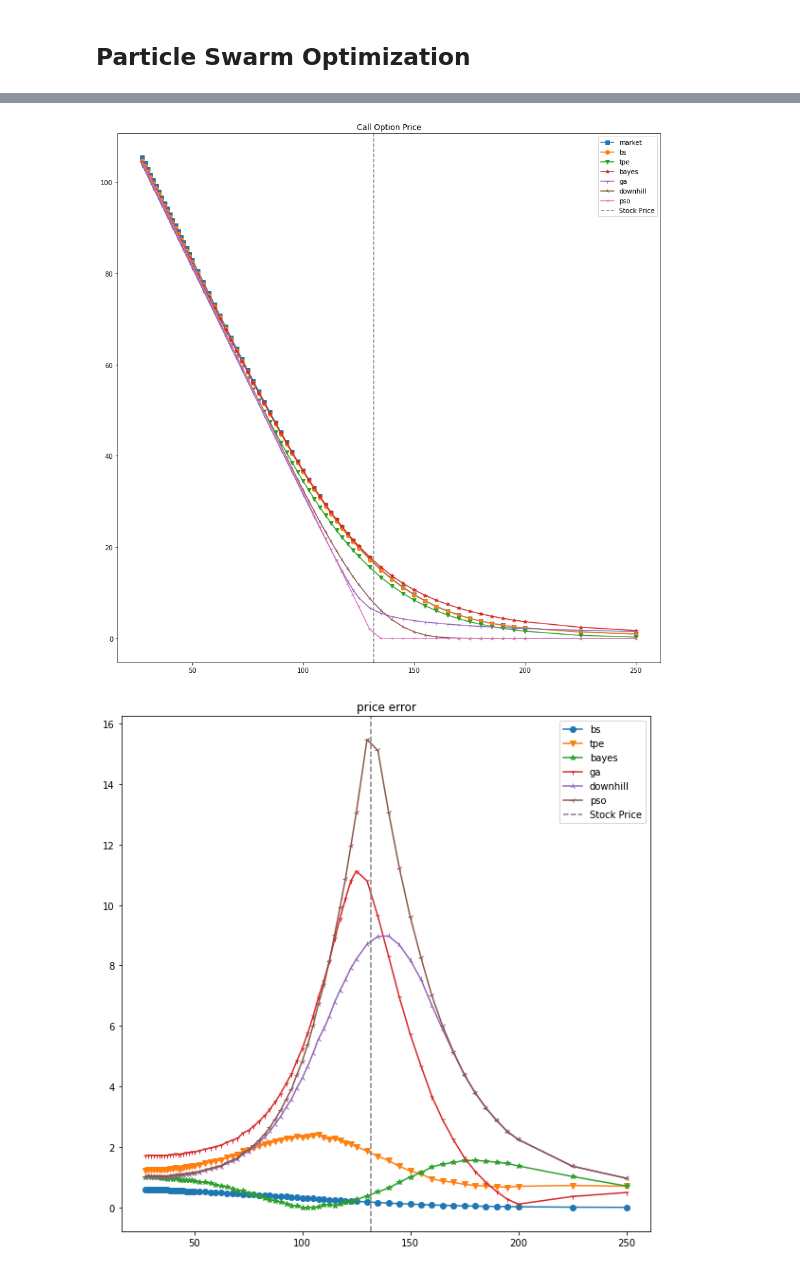
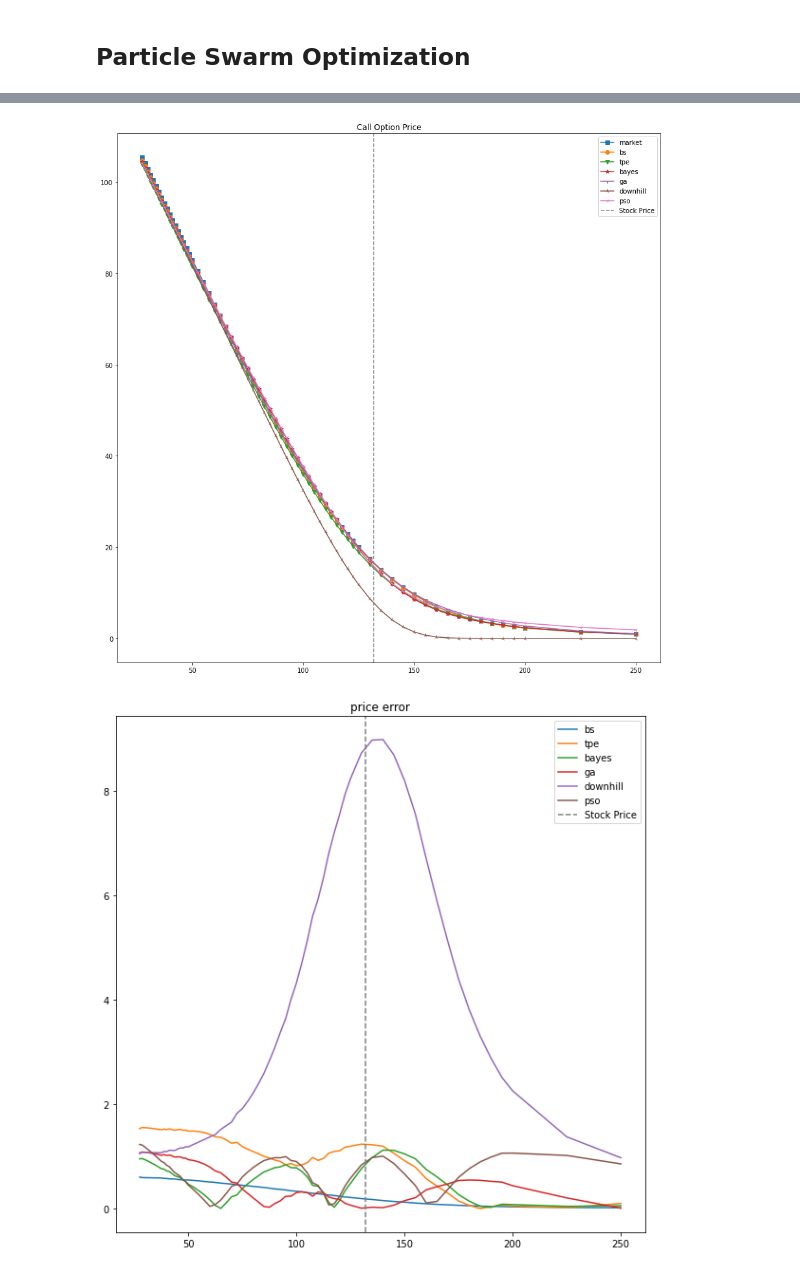
Before and after one commit to yh5529/RU_numerical_project, a Jupyter notebook: NA Midterm Project.ipynb, the cells around one changed output, grey strips where cells are left out. Cells and saved outputs as stored; diff of their text form; code cells hidden in the pictures.

```diff
--- a/NA Midterm Project.ipynb
+++ b/NA Midterm Project.ipynb
@@ -189,5 +190,5 @@ tpe_opt(market_price1,S1,K1,T1,r,steps1,10000)
 # %%
-para = {'k': 0.6505191042712305, 'rho': 0.09700380057253821, 'theta': 0.2309945037501921, 'v_0': 0.08253728158150937, 'xi': 0.11884259235593322}
+para = {'k': 0.30781998014341266, 'rho': -0.21619891784931825, 'theta': 0.11165144922263548, 'v_0': 0.15188652725288443, 'xi': 0.7898783509290987}
 # %%
 s,v = heston_model(S2,T2,r,steps2,10000,**para)
 P = np.zeros((10000,len(K2)))
@@ -253,5 +254,5 @@ bay_opt(market_price1,S1,K1,T1,r,steps1,10000)
 # %%
-para2 = {'k': 1, 'rho': 0, 'theta': 0.608598513215922, 'v_0': 0, 'xi': 1.6872869663502892}
+para2 = {'k': 0.29101709291197747, 'rho': -0.36547962800681605, 'theta': 1.0, 'v_0': 0.07966348581183556, 'xi': 2.10497616538837}
 # %%
 s2,v2 = heston_model(S2,T2,r,steps2,10000,**para2)
 P2 = np.zeros((10000,len(K2)))
@@ -304,6 +305,6 @@ ga_opt(market_price1,S1,K1,T1,r,steps1,10000)
 # %%
 #para3 = {'k': 0.00073419, 'rho': 0.06236637, 'theta': 0.00405447, 'v_0': 0.01519778, 'xi': 0.24350673}
-para3 = {'k': 0.05650896, 'rho': 0.79042834, 'theta': 0.14088824, 'v_0': 0.00974928, 'xi': 1.86100029}
+para3 = {'k': 0.3075471, 'rho': -0.25262316, 'theta': 0.56472432, 'v_0': 0.13250933, 'xi': 0.98136379}
 # %%
 s3,v3 = heston_model(S2,T2,r,steps2,10000,**para3)
 P3 = np.zeros((10000,len(K2)))
@@ -373,3 +373,5 @@ para5 = {'k':1 , 'rho':0.36594382 , 'theta':0 , 'v_0':0, 'xi':2.66018096}
+# %%
+para5 = {'k':2.57138629e-01 , 'rho':-3.25731125e-01 , 'theta':3.58488101e-01 , 'v_0':1.00000000e-04, 'xi':5.00000000e+00}
 # %%
 s5,v5 = heston_model(S2,T2,r,steps2,10000,**para5)
 P5 = np.zeros((10000,len(K2)))
@@ -396,7 +400,7 @@ plt.legend()
 plt.title('Call Option Price')
 plt.show()
 # %% [output]
-[figure, old version]
+[figure, new version]
 # %%
 def DIFF(real,predict):
     diff = []
@@ -406,18 +410,18 @@ def DIFF(real,predict):
     return diff
 # %%
 plt.figure(figsize=(10,10))
-plt.plot(K2,DIFF(market_price2,bs_price),'o-',label='bs')
-plt.plot(K2,DIFF(market_price2,tpe_call_price),'v-',label='tpe')
-plt.plot(K2,DIFF(market_price2,bayes_call_price),'*-',label='bayes')
-plt.plot(K2,DIFF(market_price2,ga_call_price),'1-',label='ga')
-plt.plot(K2,DIFF(market_price2,ds_call_price),'2-',label='downhill')
-plt.plot(K2,DIFF(market_price2,pso_call_price),'3-',label='pso')
+plt.plot(K2,DIFF(market_price2,bs_price),label='bs')
+plt.plot(K2,DIFF(market_price2,tpe_call_price),label='tpe')
+plt.plot(K2,DIFF(market_price2,bayes_call_price),label='bayes')
+plt.plot(K2,DIFF(market_price2,ga_call_price),label='ga')
+plt.plot(K2,DIFF(market_price2,ds_call_price),label='downhill')
+plt.plot(K2,DIFF(market_price2,pso_call_price),label='pso')
 plt.axvline(x=S2,color='grey',linestyle='--',label='Stock Price')
 plt.legend()
 plt.title('price error')
 plt.show()
 # %% [output]
-[figure, old version]
+[figure, new version]
 # %%
 x = np.arange(6)
 x_name = ['bs','tpe','bayes','ga','downhill','pso']
```
Also changed, not shown: parts of 19 cells of this notebook.
